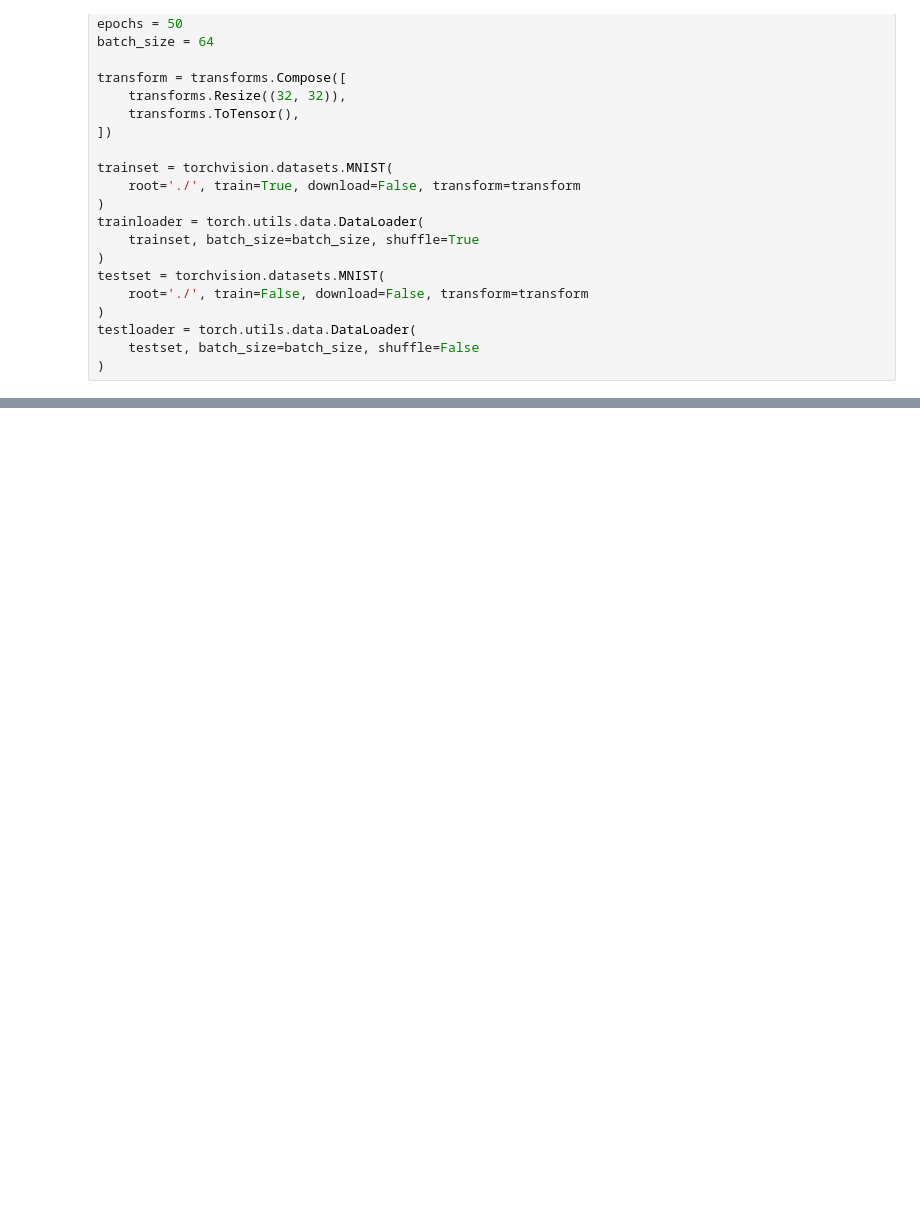
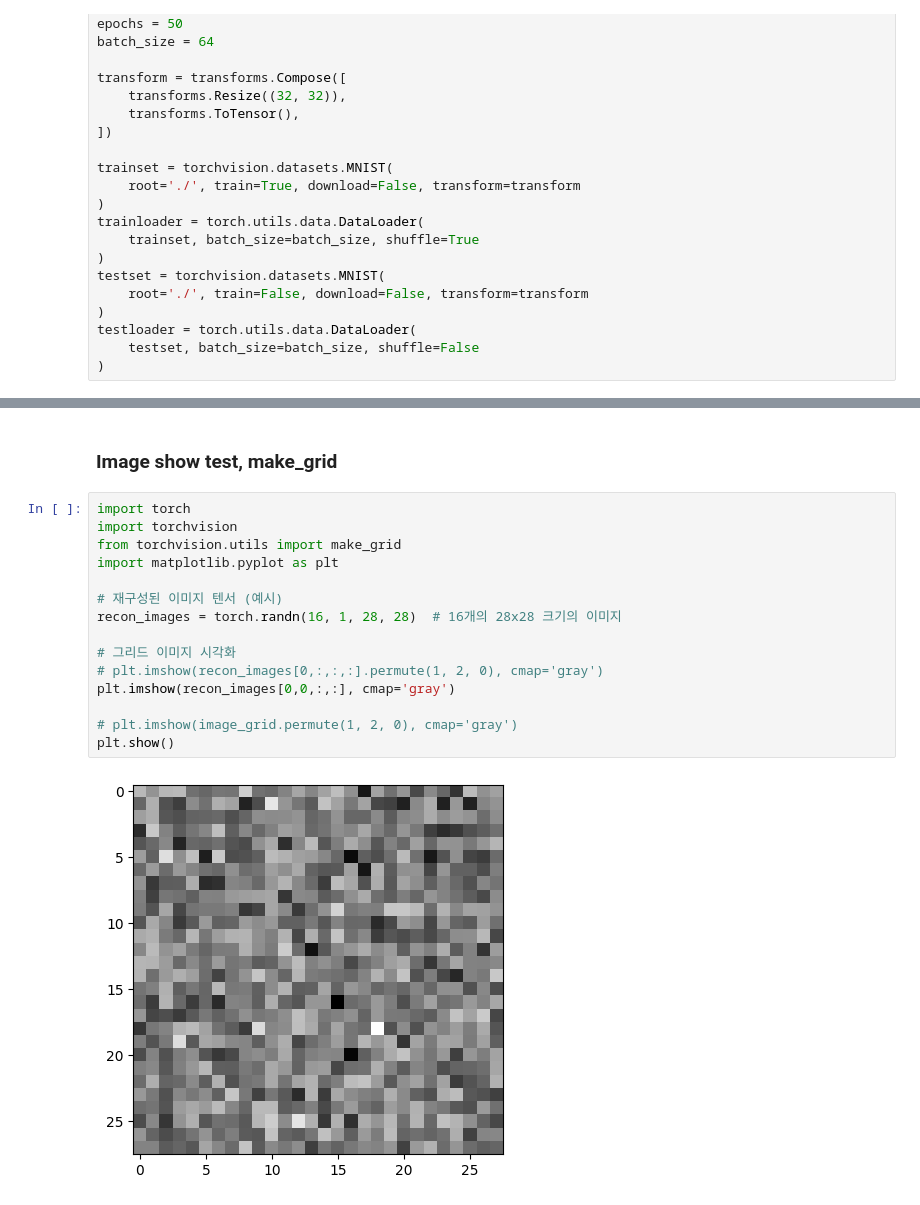
Before and after one commit to bellmake/variational_auto_encoder_impl2_mnist, a Jupyter notebook: vae.ipynb, the cells around one changed output, grey strips where cells are left out. Drawn from its saved outputs; the diff is of its cells as text; blank space fills up the shorter version.

Commit message:
Image show test, make_grid

```diff
--- a/vae.ipynb
+++ b/vae.ipynb
@@ -537,0 +568,19 @@ RuntimeError: mat1 and mat2 shapes cannot be multiplied (64x512 and 64x128)
+# %% [markdown]
+### Image show test, make_grid
+# %%
+import torch
+import torchvision
+from torchvision.utils import make_grid
+import matplotlib.pyplot as plt
+
+# 재구성된 이미지 텐서 (예시)
+recon_images = torch.randn(16, 1, 28, 28)  # 16개의 28x28 크기의 이미지
+
+# 그리드 이미지 시각화
+# plt.imshow(recon_images[0,:,:,:].permute(1, 2, 0), cmap='gray')
+plt.imshow(recon_images[0,0,:,:], cmap='gray')
+
+# plt.imshow(image_grid.permute(1, 2, 0), cmap='gray')
+plt.show()
+# %% [output]
+[figure, added]
```
Also changed, not shown: parts of 4 cells of this notebook.
